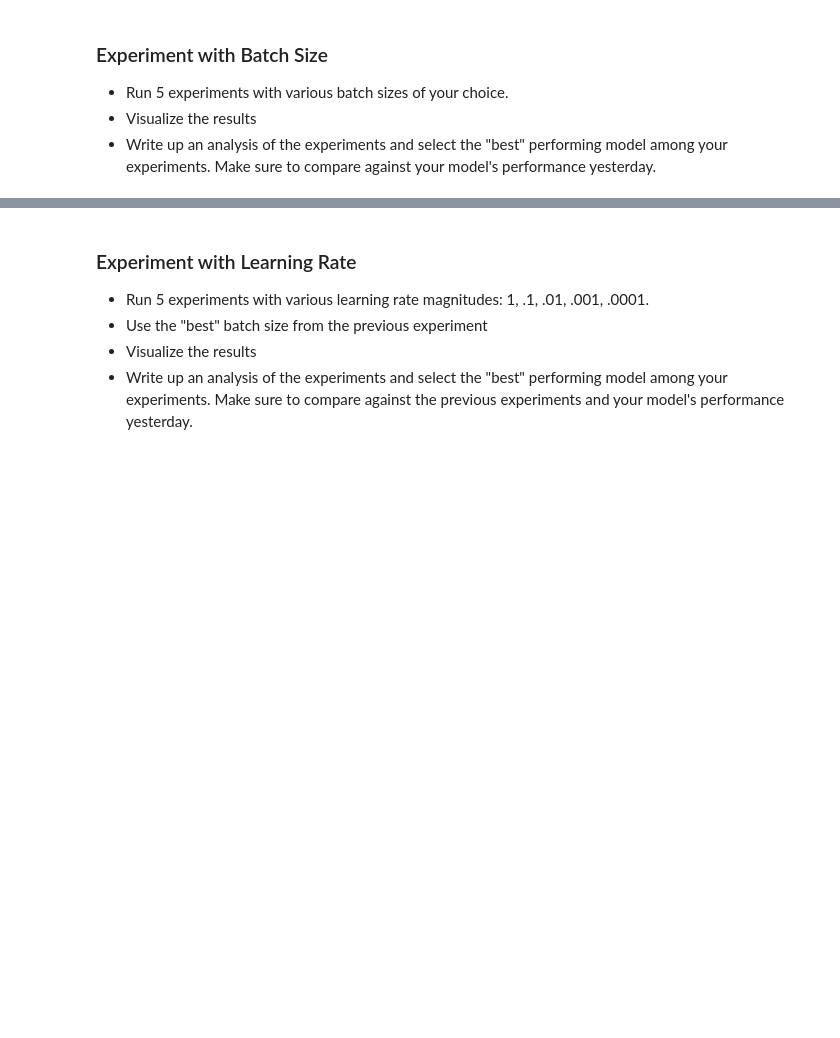
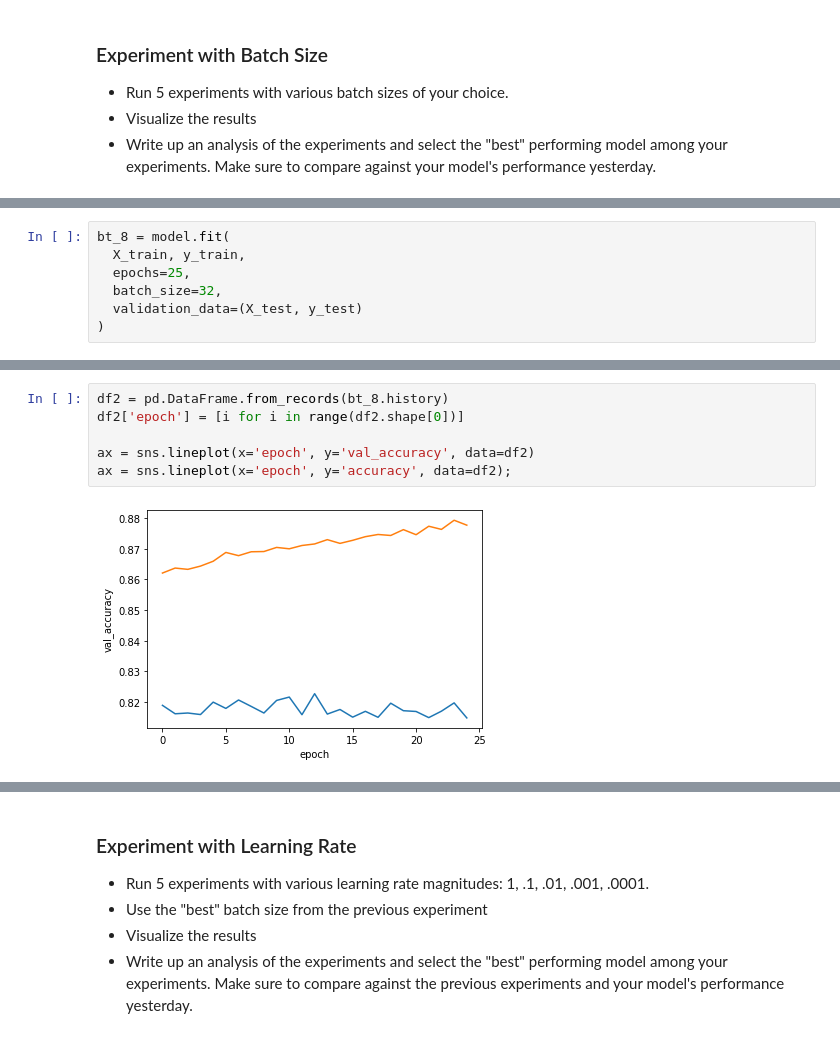
Before and after one commit to rakhmantore/DS-Unit-4-Sprint-2-Neural-Networks, a Jupyter notebook: module2-Train/LS_DS_422_Train_Assignment.ipynb, the cells around one changed output, grey strips where cells are left out. Saved outputs shown, nothing was run; the diff lists cells and outputs as text; blank space fills up the shorter version.

```diff
--- a/module2-Train/LS_DS_422_Train_Assignment.ipynb
+++ b/module2-Train/LS_DS_422_Train_Assignment.ipynb
@@ -80,0 +126,7 @@ def create_model(lr=0.01, opt = 'Adam'):
+# %%
+bt_8 = model.fit(
+  X_train, y_train,
+  epochs=25,
+  batch_size=32,
+  validation_data=(X_test, y_test)
+)
@@ -80,0 +257,8 @@ def create_model(lr=0.01, opt = 'Adam'):
+# %%
+df2 = pd.DataFrame.from_records(bt_8.history)
+df2['epoch'] = [i for i in range(df2.shape[0])]
+
+ax = sns.lineplot(x='epoch', y='val_accuracy', data=df2)
+ax = sns.lineplot(x='epoch', y='accuracy', data=df2);
+# %% [output]
+[figure, added]
```
Also changed, not shown: parts of 14 cells of this notebook.
